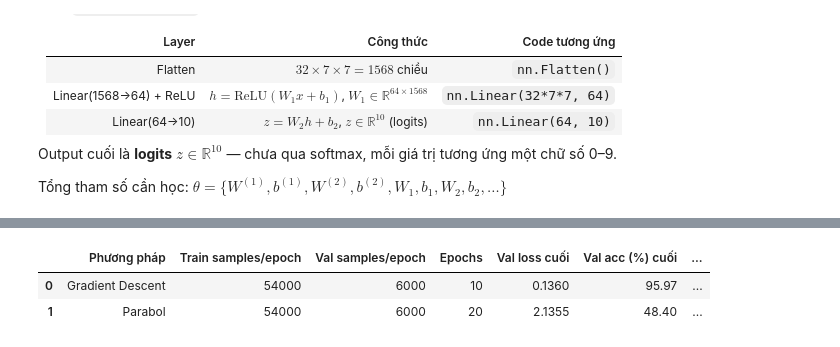
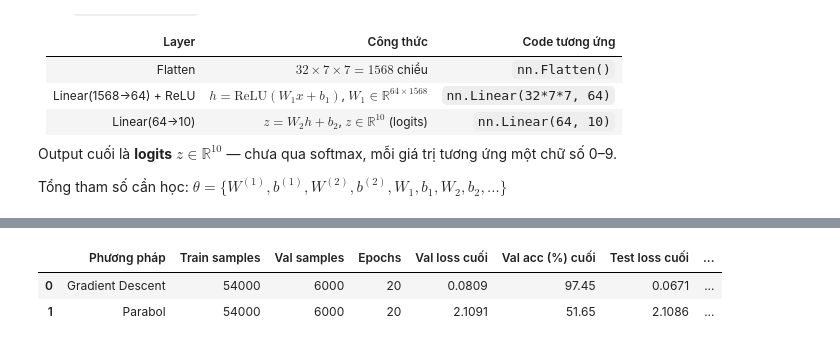
Before and after one commit to ChuLinh02/Math4AI, a Jupyter notebook: Lab1_MNIST_CNN.ipynb, the cells around one changed output, grey strips where cells are left out. Saved outputs shown, nothing was run; the diff lists cells and outputs as text; code cells hidden in the pictures.

```diff
--- a/Lab1_MNIST_CNN.ipynb
+++ b/Lab1_MNIST_CNN.ipynb
@@ -351,27 +261,19 @@ model_grad = SimpleCNN().to(device)
 loss_fn    = cross_entropy_from_logits
 lr_grad    = 0.01   # learning rate: kiểm soát độ lớn của mỗi bước cập nhật
 
-# Lưu lịch sử 4 chỉ số: train & val loss/accuracy theo từng epoch
 history_grad = {
     "train_loss": [], "train_acc": [],
     "val_loss":   [], "val_acc":   [],
     "test_loss":  [], "test_acc":  [],
 }
 
-epochs_grad = 10
+epochs_grad = 20
 for epoch in range(1, epochs_grad + 1):
 
-    # --- Huấn luyện trên tập train (có cập nhật tham số) ---
     train_loss, train_acc = train_one_epoch_gradient(model_grad, train_loader, loss_fn, lr_grad)
+    val_loss, val_acc     = evaluate(model_grad, val_loader, loss_fn)
+    test_loss, test_acc   = evaluate(model_grad, test_loader, loss_fn)
 
-    # --- Đánh giá trên tập validation (KHÔNG cập nhật tham số) ---
-    # Dùng để theo dõi overfitting sau mỗi epoch
-    val_loss, val_acc = evaluate(model_grad, val_loader, loss_fn)
-
-    # --- Đánh giá trên tập test (chỉ để quan sát, không dùng để điều chỉnh) ---
-    test_loss, test_acc = evaluate(model_grad, test_loader, loss_fn)
-
-    # Lưu lịch sử
     history_grad["train_loss"].append(train_loss)
     history_grad["train_acc"].append(train_acc)
     history_grad["val_loss"].append(val_loss)
@@ -824,32 +636,32 @@ Bảng dưới tổng hợp **val acc** và **test acc** cuối cùng của cả
 # %%
 comparison = pd.DataFrame([
     {
-        "Phương pháp"       : "Gradient Descent",
-        "Train samples/epoch": len(train_loader.dataset),
-        "Val samples/epoch"  : len(val_loader.dataset),
-        "Epochs"             : epochs_grad,
-        "Val loss cuối"      : round(history_grad["val_loss"][-1],  4),
-        "Val acc (%) cuối"   : round(history_grad["val_acc"][-1]  * 100, 2),
-        "Test loss cuối"     : round(history_grad["test_loss"][-1], 4),
-        "Test acc (%) cuối"  : round(history_grad["test_acc"][-1] * 100, 2),
+        "Phương pháp"      : "Gradient Descent",
+        "Train samples"    : len(train_loader.dataset),
+        "Val samples"      : len(val_loader.dataset),
+        "Epochs"           : epochs_grad,
+        "Val loss cuối"    : round(history_grad["val_loss"][-1],  4),
+        "Val acc (%) cuối" : round(history_grad["val_acc"][-1]  * 100, 2),
+        "Test loss cuối"   : round(history_grad["test_loss"][-1], 4),
+        "Test acc (%) cuối": round(history_grad["test_acc"][-1] * 100, 2),
     },
     {
-        "Phương pháp"       : "Parabol",
-        "Train samples/epoch": len(parabola_train_loader.dataset),
-        "Val samples/epoch"  : len(parabola_val_loader.dataset),
-        "Epochs"             : epochs_para,
-        "Val loss cuối"      : round(history_para["val_loss"][-1],  4),
-        "Val acc (%) cuối"   : round(history_para["val_acc"][-1]  * 100, 2),
-        "Test loss cuối"     : round(history_para["test_loss"][-1], 4),
-        "Test acc (%) cuối"  : round(history_para["test_acc"][-1] * 100, 2),
+        "Phương pháp"      : "Parabol",
+        "Train samples"    : len(train_loader.dataset),
+        "Val samples"      : len(val_loader.dataset),
+        "Epochs"           : epochs_para,
+        "Val loss cuối"    : round(history_para["val_loss"][-1],  4),
+        "Val acc (%) cuối" : round(history_para["val_acc"][-1]  * 100, 2),
+        "Test loss cuối"   : round(history_para["test_loss"][-1], 4),
+        "Test acc (%) cuối": round(history_para["test_acc"][-1] * 100, 2),
     },
 ])
 
 comparison
 # %% [output]
-|  | Phương pháp | Train samples/epoch | Val samples/epoch | Epochs | Val loss cuối | Val acc (%) cuối | ... |
-| 0 | Gradient Descent | 54000 | 6000 | 10 | 0.1360 | 95.97 | ... |
-| 1 | Parabol | 54000 | 6000 | 20 | 2.1355 | 48.40 | ... |
+|  | Phương pháp | Train samples | Val samples | Epochs | Val loss cuối | Val acc (%) cuối | Test loss cuối | ... |
+| 0 | Gradient Descent | 54000 | 6000 | 20 | 0.0809 | 97.45 | 0.0671 | ... |
+| 1 | Parabol | 54000 | 6000 | 20 | 2.1091 | 51.65 | 2.1086 | ... |
 # %% [markdown]
 ## Nhận xét & Kết luận
 
```
Also changed, not shown: parts of 31 cells of this notebook.
